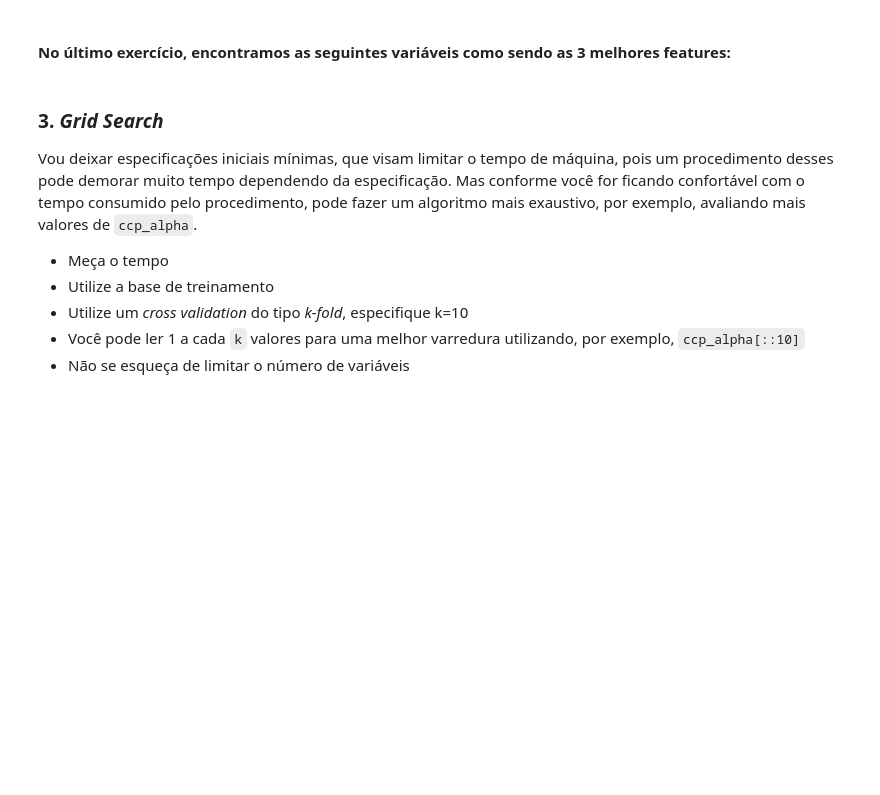
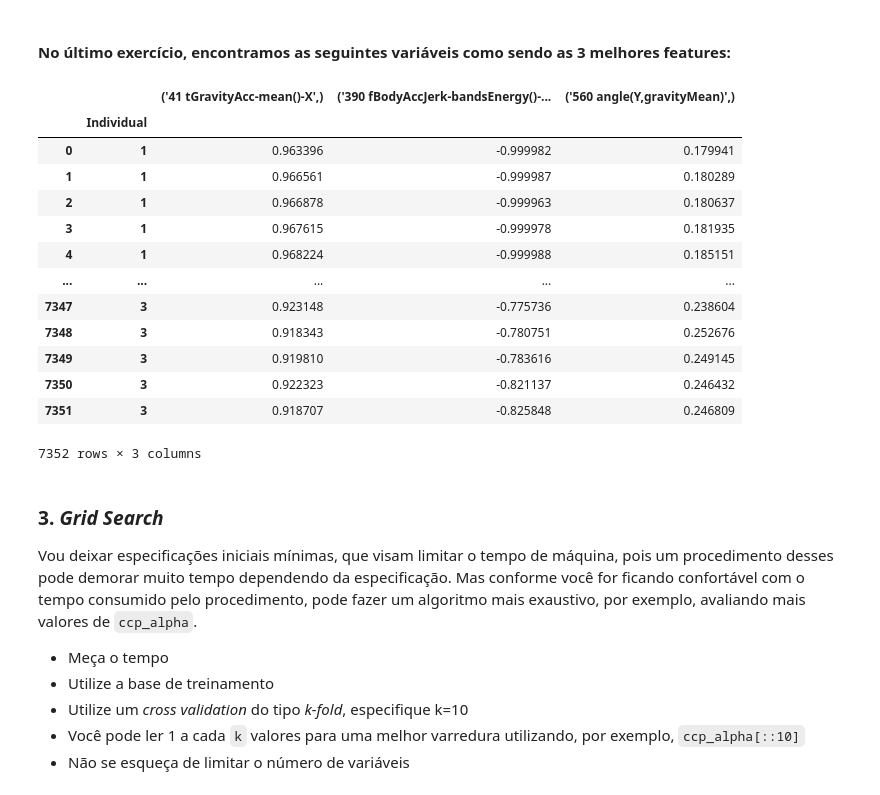
Before and after one commit to PedroHang/Trees-II-Exercise-III, a Jupyter notebook: mod17_Arvores_II-Tarefa_3.ipynb, the cells around one changed output. Saved outputs shown, nothing was run; the diff lists cells and outputs as text; code cells hidden in the pictures; blank space fills up the shorter version.

```diff
--- a/mod17_Arvores_II-Tarefa_3.ipynb
+++ b/mod17_Arvores_II-Tarefa_3.ipynb
@@ -39,4 +39,21 @@ selected_columns = ["('41 tGravityAcc-mean()-X',)", "('390 fBodyAccJerk-bandsEne
 # %%
 X_train_reduced = X_train[selected_columns]
 X_test_reduced = X_test[selected_columns]
+# %%
+X_train_reduced
+# %% [output]
+|  |  | ('41 tGravityAcc-mean()-X',) | ('390 fBodyAccJerk-bandsEnergy()-... | ('560 angle(Y,gravityMean)',) |
+|  | Individual |  |  |  |
+| 0 | 1 | 0.963396 | -0.999982 | 0.179941 |
+| 1 | 1 | 0.966561 | -0.999987 | 0.180289 |
+| 2 | 1 | 0.966878 | -0.999963 | 0.180637 |
+| 3 | 1 | 0.967615 | -0.999978 | 0.181935 |
+| 4 | 1 | 0.968224 | -0.999988 | 0.185151 |
+| ... | ... | ... | ... | ... |
+| 7347 | 3 | 0.923148 | -0.775736 | 0.238604 |
+| 7348 | 3 | 0.918343 | -0.780751 | 0.252676 |
+| 7349 | 3 | 0.919810 | -0.783616 | 0.249145 |
+| 7350 | 3 | 0.922323 | -0.821137 | 0.246432 |
+| 7351 | 3 | 0.918707 | -0.825848 | 0.246809 |
+7352 rows × 3 columns
 # %%
```
Also changed, not shown: parts of 8 cells of this notebook.
